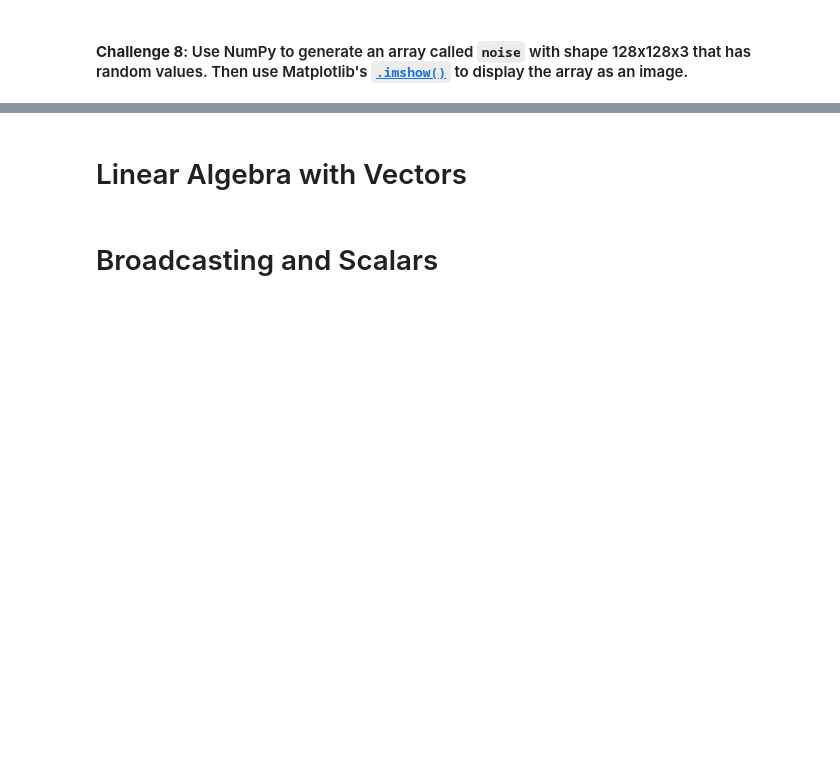
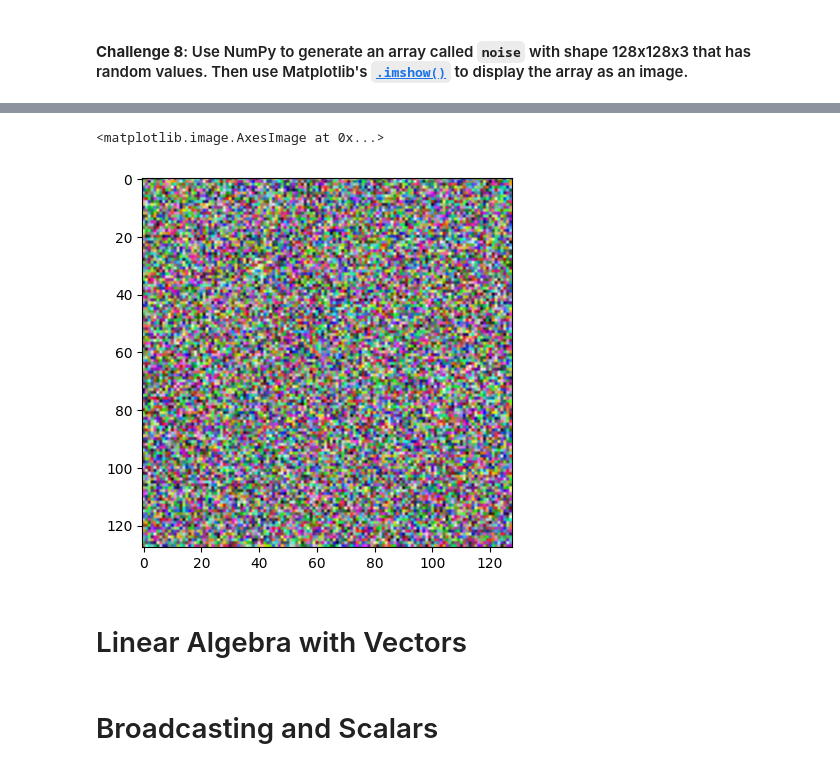
Before and after one commit to erfaw/elasti_py, a Jupyter notebook: Day077-erf/Computation with NumPy (start)/Computation_with_NumPy_and_N_Dimensional_Arrays_(start).ipynb, the cells around one changed output, grey strips where cells are left out. Saved outputs shown, nothing was run; the diff lists cells and outputs as text; code cells hidden in the pictures; blank space fills up the shorter version.

```diff
--- a/Day077-erf/Computation with NumPy (start)/Computation_with_NumPy_and_N_Dimensional_Arrays_(start).ipynb
+++ b/Day077-erf/Computation with NumPy (start)/Computation_with_NumPy_and_N_Dimensional_Arrays_(start).ipynb
@@ -209,3 +242,8 @@ print(rand_tens.ndim)
+# %%
+plt.imshow(noise)
+# %% [output]
+<matplotlib.image.AxesImage at 0x...>
+[figure, added]
 # %% [markdown]
 # Linear Algebra with Vectors
 # %%
```
Also changed, not shown: parts of 5 cells of this notebook.
